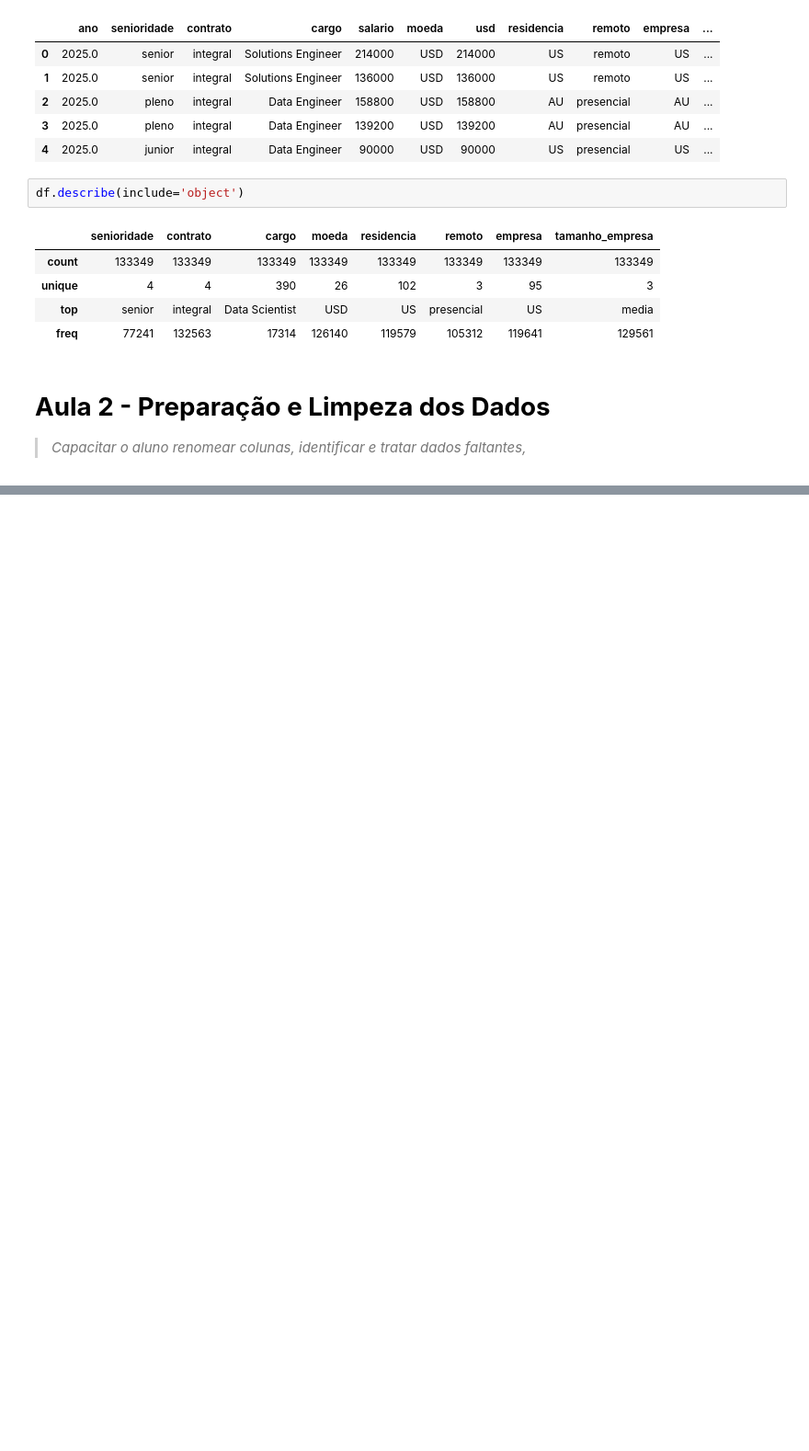
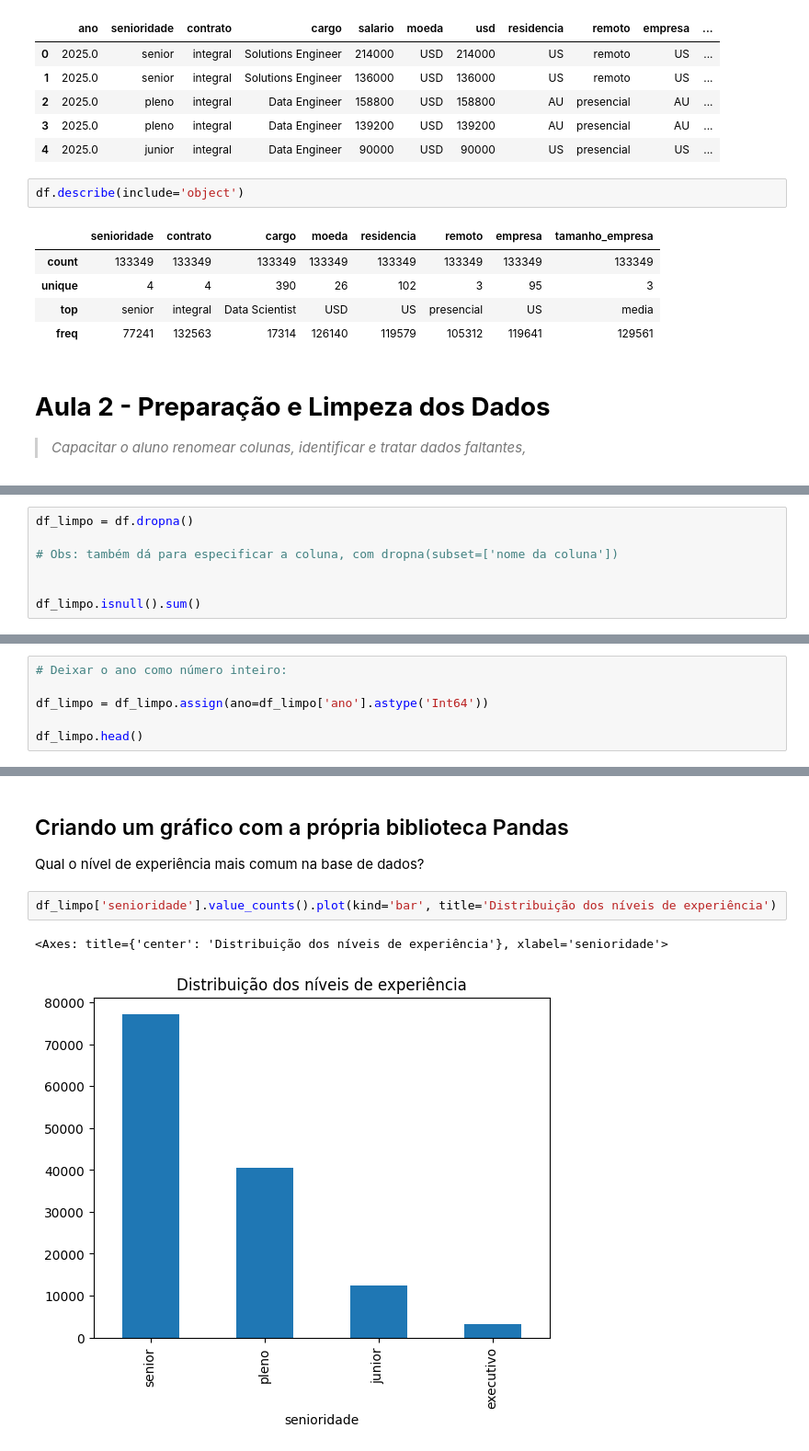
Before and after one commit to hgloor/Cursos_Alura, a Jupyter notebook: Imersão_Python_com_Dados_Aulas.ipynb, the cells around one changed output, grey strips where cells are left out. Shown: that part at 92% size. Saved outputs shown, nothing was run; the diff lists cells and outputs as text; blank space fills up the shorter version.

```diff
--- a/Imersão_Python_com_Dados_Aulas.ipynb
+++ b/Imersão_Python_com_Dados_Aulas.ipynb
@@ -238,0 +397,7 @@ df.isnull()
+# %%
+df_limpo = df.dropna()
+
+# Obs: também dá para especificar a coluna, com dropna(subset=['nome da coluna'])
+
+
+df_limpo.isnull().sum()
@@ -238,0 +429,6 @@ df.isnull()
+# %%
+# Deixar o ano como número inteiro:
+
+df_limpo = df_limpo.assign(ano=df_limpo['ano'].astype('Int64'))
+
+df_limpo.head()
@@ -238,0 +459,8 @@ df.isnull()
+# %% [markdown]
+## Criando um gráfico com a própria biblioteca Pandas
+Qual o nível de experiência mais comum na base de dados?
+# %%
+df_limpo['senioridade'].value_counts().plot(kind='bar', title='Distribuição dos níveis de experiência')
+# %% [output]
+<Axes: title={'center': 'Distribuição dos níveis de experiência'}, xlabel='senioridade'>
+[figure, added]
```
Also changed, not shown: parts of 40 cells of this notebook.
